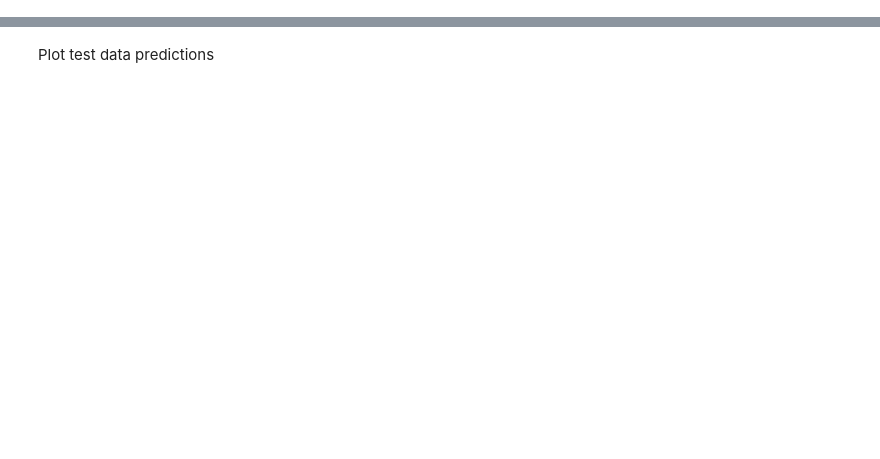
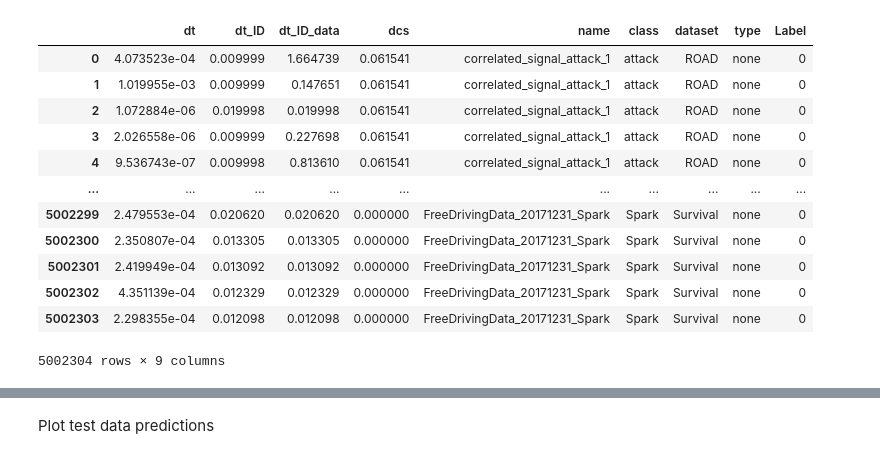
Before and after one commit to hampu5/ml-classify, a Jupyter notebook: ml_classify/rf-book.ipynb, the cells around one changed output, grey strips where cells are left out. Cells and saved outputs as stored; diff of their text form; code cells hidden in the pictures; blank space fills up the shorter version.

```diff
--- a/ml_classify/rf-book.ipynb
+++ b/ml_classify/rf-book.ipynb
@@ -12,30 +12,44 @@ from imblearn.under_sampling import RandomUnderSampler
 # %%
 from compiledataset import load_dataset, compile_dataset
 
 PATH = "/home/hampus/miun/master_thesis/Datasets"
 
 datasets = {}
 
-# dataset: pd.DataFrame = load_dataset(PATH + "/ORNL", "data_a.csv")
-# dataset["remarks"] = "No DLC available"
-# datasets["ROAD"] = dataset.to_dict("records")
+dataset: pd.DataFrame = load_dataset(PATH + "/ORNL", "data_a.csv")
+dataset["remarks"] = "No DLC available"
+datasets["ROAD"] = dataset.to_dict("records")
 
 dataset: pd.DataFrame = load_dataset(PATH + "/Survival", "data.csv")
 dataset["remarks"] = "-"
 datasets["Survival"] = dataset.to_dict("records")
 
 # dataset: pd.DataFrame = load_dataset(PATH + "/Hisingen", "data.csv")
 # dataset["remarks"] = "-"
 # datasets["Hisingen"] = dataset.to_dict("records")
 
 
 df = compile_dataset(datasets)
 df.drop(columns=["d0", "d1", "d2", "d3", "d4", "d5", "d6", "d7", "data", "ID", "DLC", "t"], inplace=True, errors="ignore")
 
 dataset = None # Release memory, as it isn't used for now
 datasets = None
 
 display(df)
+# %% [output]
+|  | dt | dt_ID | dt_ID_data | dcs | name | class | dataset | type | Label |
+| 0 | 4.073523e-04 | 0.009999 | 1.664739 | 0.061541 | correlated_signal_attack_1 | attack | ROAD | none | 0 |
+| 1 | 1.019955e-03 | 0.009999 | 0.147651 | 0.061541 | correlated_signal_attack_1 | attack | ROAD | none | 0 |
+| 2 | 1.072884e-06 | 0.019998 | 0.019998 | 0.061541 | correlated_signal_attack_1 | attack | ROAD | none | 0 |
+| 3 | 2.026558e-06 | 0.009999 | 0.227698 | 0.061541 | correlated_signal_attack_1 | attack | ROAD | none | 0 |
+| 4 | 9.536743e-07 | 0.009998 | 0.813610 | 0.061541 | correlated_signal_attack_1 | attack | ROAD | none | 0 |
+| ... | ... | ... | ... | ... | ... | ... | ... | ... | ... |
+| 5002299 | 2.479553e-04 | 0.020620 | 0.020620 | 0.000000 | FreeDrivingData_20171231_Spark | Spark | Survival | none | 0 |
+| 5002300 | 2.350807e-04 | 0.013305 | 0.013305 | 0.000000 | FreeDrivingData_20171231_Spark | Spark | Survival | none | 0 |
+| 5002301 | 2.419949e-04 | 0.013092 | 0.013092 | 0.000000 | FreeDrivingData_20171231_Spark | Spark | Survival | none | 0 |
+| 5002302 | 4.351139e-04 | 0.012329 | 0.012329 | 0.000000 | FreeDrivingData_20171231_Spark | Spark | Survival | none | 0 |
+| 5002303 | 2.298355e-04 | 0.012098 | 0.012098 | 0.000000 | FreeDrivingData_20171231_Spark | Spark | Survival | none | 0 |
+5002304 rows × 9 columns
 # %%
 # df.drop(columns=["t", "ID", "data", "type"], inplace=True, errors="ignore")
 # df.to_csv("datasets.zip", index=False)
```
Also changed, not shown: parts of 9 cells of this notebook, 1 other file.
